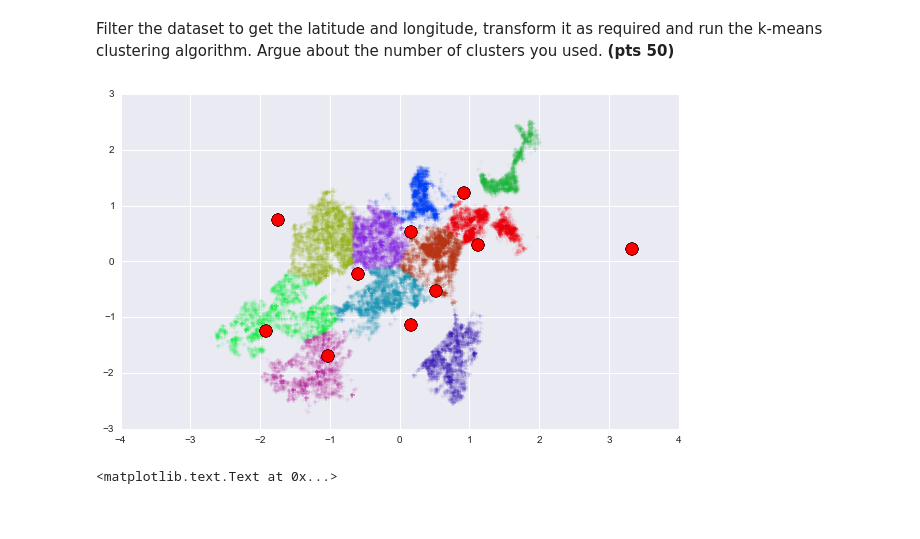
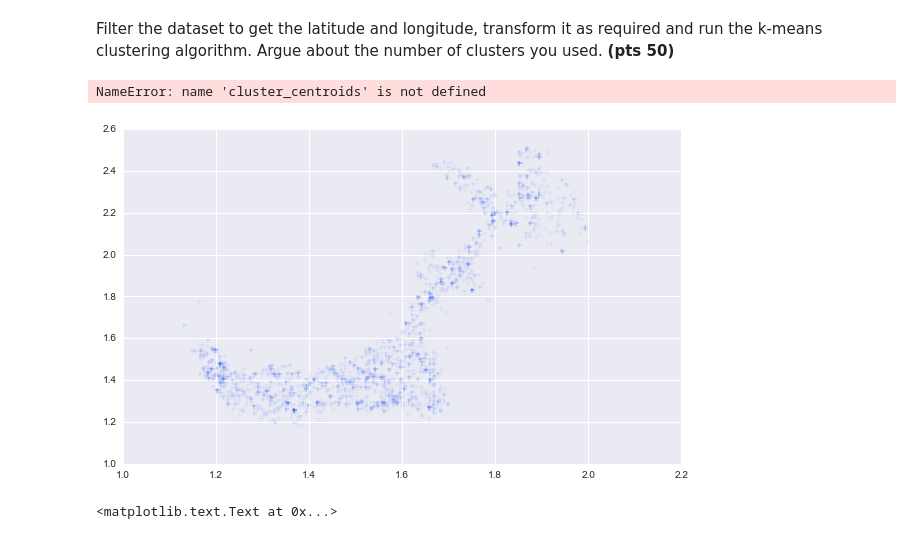
Before and after one commit to cfchang/spring-2015-homeworks, a Jupyter notebook: submissions/Homework-3/Clustering.ipynb, the cells around one changed output. Drawn from its saved outputs; the diff is of its cells as text; code cells hidden in the pictures.

```diff
--- a/submissions/Homework-3/Clustering.ipynb
+++ b/submissions/Homework-3/Clustering.ipynb
@@ -60,35 +58,36 @@ kmeans = KMeans(init='k-means++', n_clusters=10, n_init=10)
 kmeans.fit_predict(coordinates)
 centroids = kmeans.cluster_centers_
 labels = kmeans.labels_
 error = kmeans.inertia_
 
 #Scale the X (latitude) and Y (Longitude) to cluster the kmeans
 scaler = StandardScaler()
 scaledX = scaler.fit_transform(boston['LATITUDE'])
 scaledY = scaler.fit_transform(boston['LONGITUDE'])
 
 #Kmeans++ uses euclidian distance as part of the algorithm
-# cluster_centroids, closest_centroids = kmeai ns2(w, k, iter=i)
+cluster_centroids, closest_centroids = kmeans2(w, k, iter=i)
 # plt.figure(figsize=(10, 6), dpi=100)
 # plt.scatter(cluster_centroids[:,0], cluster_centroids[:,1], c='r', alpha=.7, s=150)
 # plt.scatter(w[:,0], w[:,1], c='k', alpha=.3, s=10)
 # plt.show()
 
 # Given 10 clusters, I need 10 colors. Each colormap can produce 10 colors
 # Mix two colormaps that I tested that work well together
 fig, ax = plt.subplots(1,1,figsize=(10,6))
 cmap = sns.color_palette("bright", n_colors=4)
 cmap.extend(sns.hls_palette(n_colors=6, h=0.7, l=0.4, s=0.8))
 
 # for each label, isolate the points of that label and plot them with the same color
 for i, label in enumerate(set(labels)):
     point_indices = np.where(labels == label)[0]
     point_indices = point_indices.tolist()
     plt.scatter(scaledX[point_indices], scaledY[point_indices], s=25, alpha=0.2, c=cmap[i], marker='+')
     plt.scatter(cluster_centroids[:,1],cluster_centroids[:,0] , c='r', alpha=.7, s=150)
 plt.show()
 # %% [output]
+NameError: name 'cluster_centroids' is not defined
-[figure, old version]
+[figure, new version]
 # %%
 
 #Now using the Elbow plot
```
Also changed, not shown: parts of 1 cell of this notebook.
